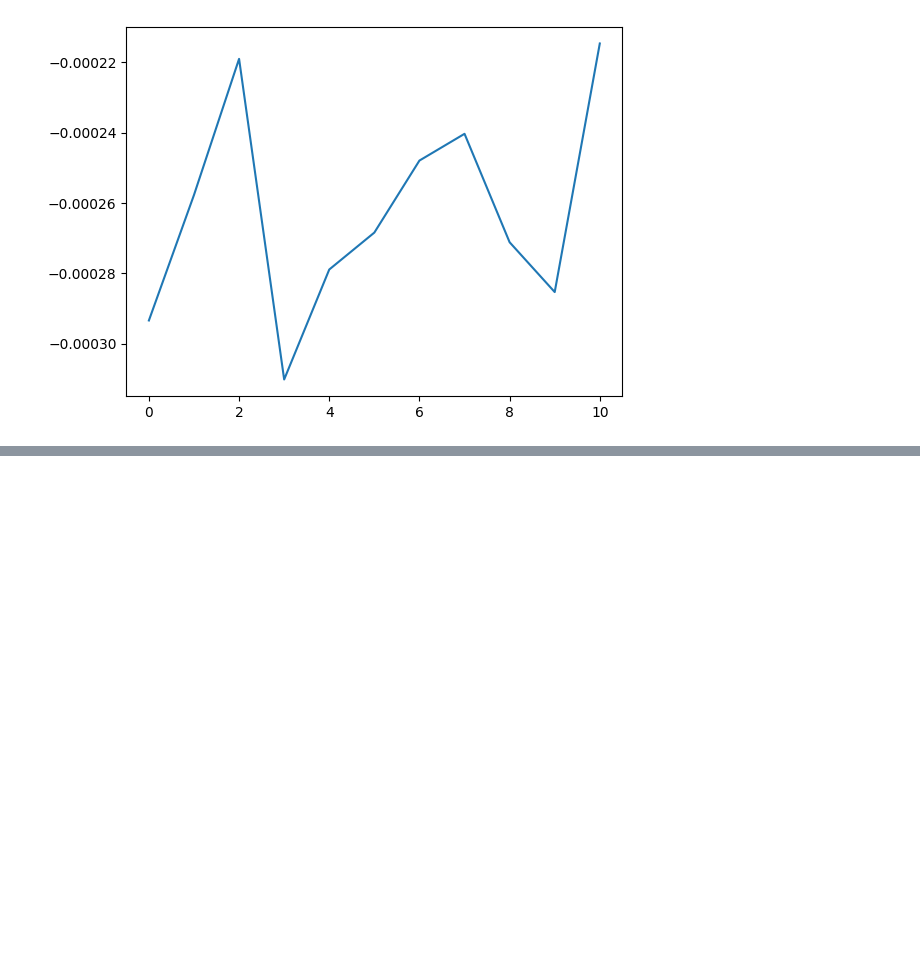
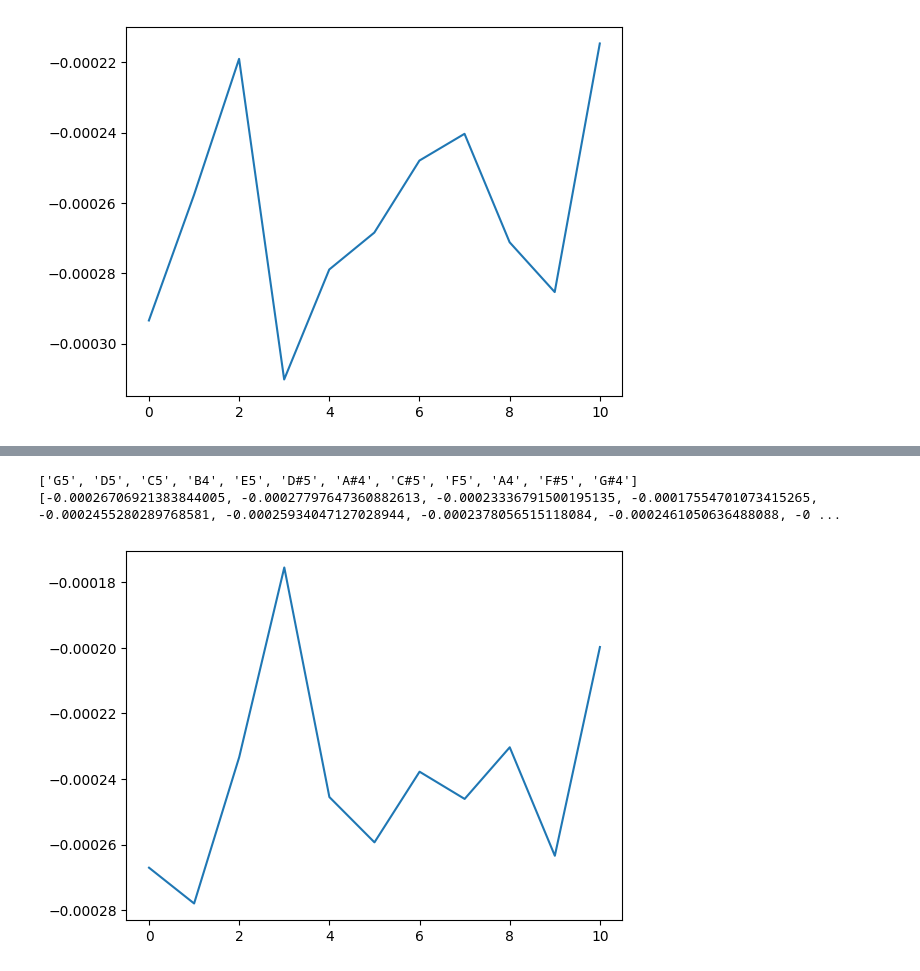
Before and after one commit to prabnur/bez2018model_valence, a Jupyter notebook: tensor.ipynb, the cells around one changed output, grey strips where cells are left out. Saved outputs shown, nothing was run; the diff lists cells and outputs as text; code cells hidden in the pictures; blank space fills up the shorter version.

```diff
--- a/tensor.ipynb
+++ b/tensor.ipynb
@@ -68,3 +79,9 @@ plot_snapshot(consonance_scores(adjust_to_zero=True))
+# %%
+plot_snapshot("G4")
+# %% [output]
+['G5', 'D5', 'C5', 'B4', 'E5', 'D#5', 'A#4', 'C#5', 'F5', 'A4', 'F#5', 'G#4']
+[-0.00026706921383844005, -0.00027797647360882613, -0.00023336791500195135, -0.00017554701073415265, -0.0002455280289768581, -0.00025934047127028944, -0.0002378056515118084, -0.0002461050636488088, -0 ...
+[figure, added]
 # %%
 # RANDOM 0 -> 1
 
```
Also changed, not shown: parts of 8 cells of this notebook, 5 other files.
